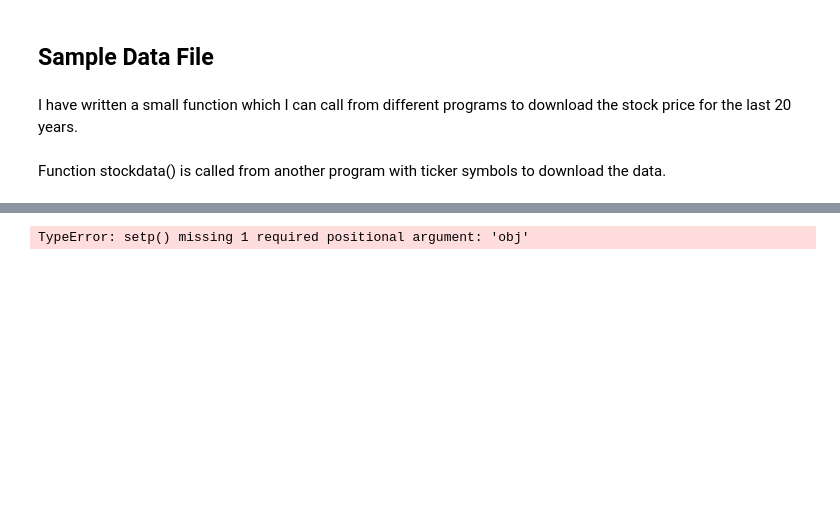
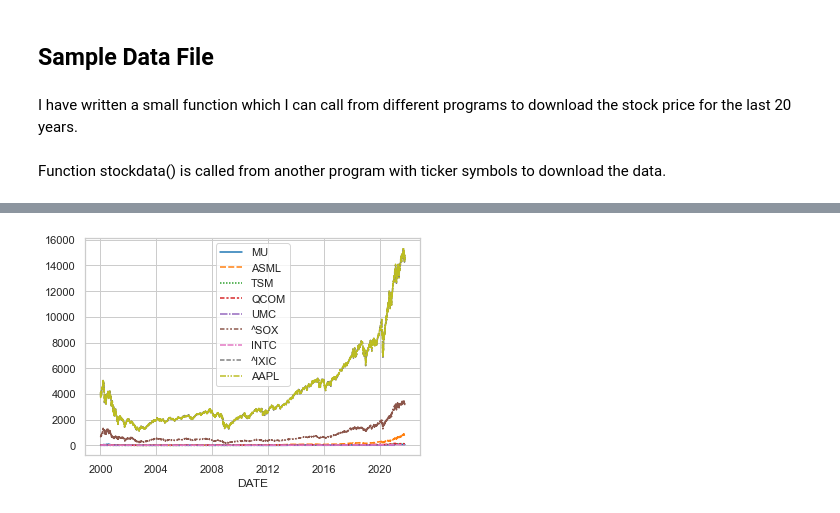
Before and after one commit to TillMeineke/machine_learning, a Jupyter notebook: independent_variable.ipynb, the cells around one changed output, grey strips where cells are left out. Drawn from its saved outputs; the diff is of its cells as text; code cells hidden in the pictures; blank space fills up the shorter version.

```diff
--- a/independent_variable.ipynb
+++ b/independent_variable.ipynb
@@ -194,8 +198,8 @@ print(vif)
 # %%
 #data = data.rolling(7).mean()
 sns.set_theme(style="whitegrid")
-sns.set(plt.setp(yticks=[0,5,5]))
+#sns.set(plt.setp(yticks=[0,5,5]))
 
 sns.lineplot(data=data, palette="tab10");
 # %% [output]
-TypeError: setp() missing 1 required positional argument: 'obj'
+[figure, added]
```
Also changed, not shown: parts of 11 cells of this notebook, 36 other files.
